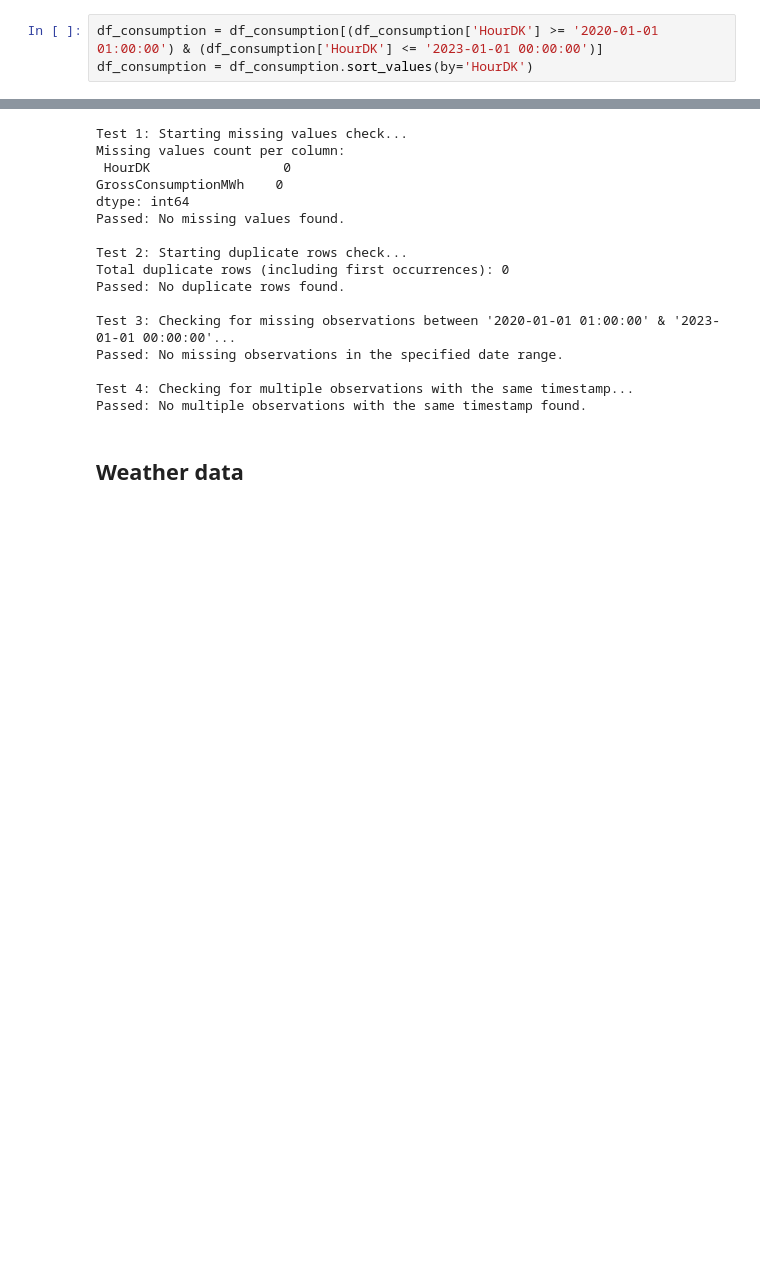
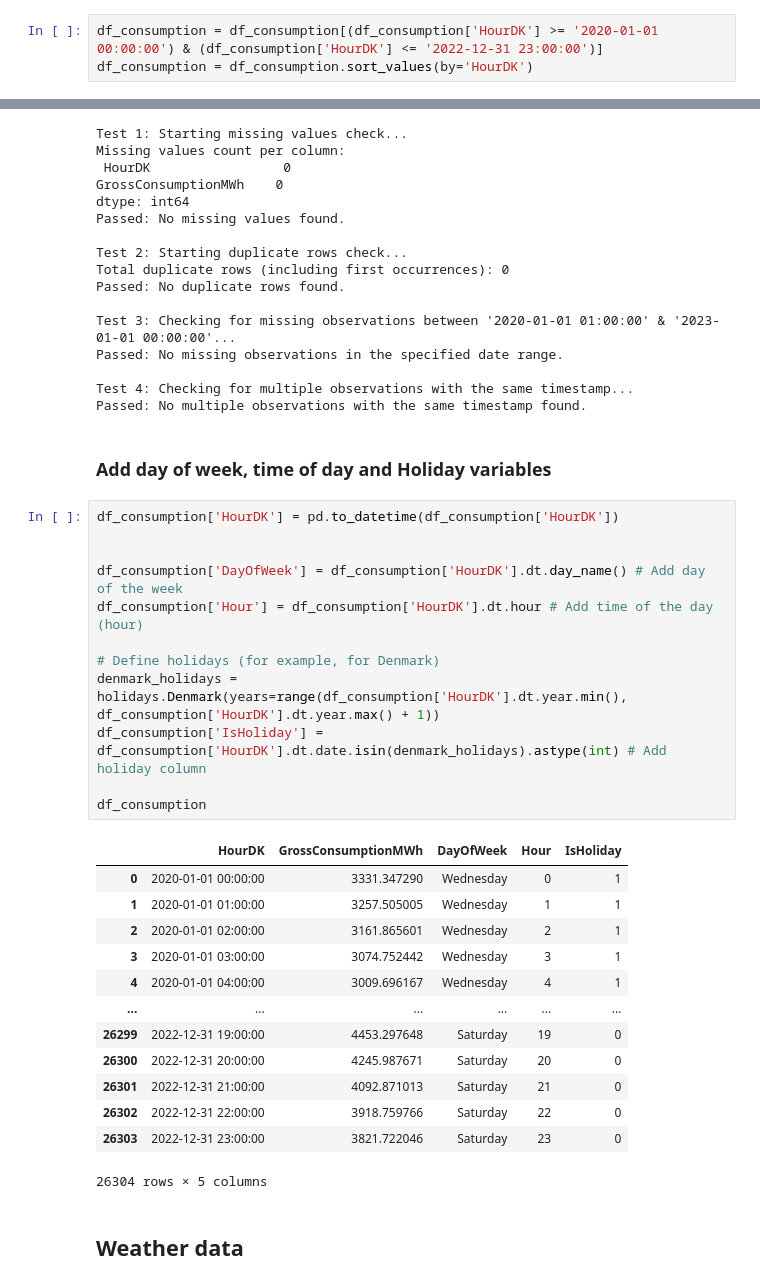
Before and after one commit to madsh0402/Forecasting-energy-consumption-in-Denmark, a Jupyter notebook: Data Cleaning/Merge data files.ipynb, the cells around one changed output, grey strips where cells are left out. Cells and saved outputs as stored; diff of their text form; blank space fills up the shorter version.

```diff
--- a/Data Cleaning/Merge data files.ipynb
+++ b/Data Cleaning/Merge data files.ipynb
@@ -86,7 +87,7 @@ df_consumption = df_consumption[['HourDK', 'PriceArea', 'GrossConsumptionMWh']]
 # %% [markdown]
 ### Cut time period from 2020 to 2023
 # %%
-df_consumption = df_consumption[(df_consumption['HourDK'] >= '2020-01-01 01:00:00') & (df_consumption['HourDK'] <= '2023-01-01 00:00:00')]
+df_consumption = df_consumption[(df_consumption['HourDK'] >= '2020-01-01 00:00:00') & (df_consumption['HourDK'] <= '2022-12-31 23:00:00')]
 df_consumption = df_consumption.sort_values(by='HourDK')
 # %% [markdown]
 ### Sum up DK1 and DK2 (two price areas)
@@ -165,6 +144,34 @@ Passed: No missing observations in the specified date range.
 
 Test 4: Checking for multiple observations with the same timestamp...
 Passed: No multiple observations with the same timestamp found.
+# %% [markdown]
+### Add day of week, time of day and Holiday variables
+# %%
+df_consumption['HourDK'] = pd.to_datetime(df_consumption['HourDK'])
+
+
+df_consumption['DayOfWeek'] = df_consumption['HourDK'].dt.day_name() # Add day of the week
+df_consumption['Hour'] = df_consumption['HourDK'].dt.hour # Add time of the day (hour)
+
+# Define holidays (for example, for Denmark)
+denmark_holidays = holidays.Denmark(years=range(df_consumption['HourDK'].dt.year.min(), df_consumption['HourDK'].dt.year.max() + 1))
+df_consumption['IsHoliday'] = df_consumption['HourDK'].dt.date.isin(denmark_holidays).astype(int) # Add holiday column
+
+df_consumption
+# %% [output]
+|  | HourDK | GrossConsumptionMWh | DayOfWeek | Hour | IsHoliday |
+| 0 | 2020-01-01 00:00:00 | 3331.347290 | Wednesday | 0 | 1 |
+| 1 | 2020-01-01 01:00:00 | 3257.505005 | Wednesday | 1 | 1 |
+| 2 | 2020-01-01 02:00:00 | 3161.865601 | Wednesday | 2 | 1 |
+| 3 | 2020-01-01 03:00:00 | 3074.752442 | Wednesday | 3 | 1 |
+| 4 | 2020-01-01 04:00:00 | 3009.696167 | Wednesday | 4 | 1 |
+| ... | ... | ... | ... | ... | ... |
+| 26299 | 2022-12-31 19:00:00 | 4453.297648 | Saturday | 19 | 0 |
+| 26300 | 2022-12-31 20:00:00 | 4245.987671 | Saturday | 20 | 0 |
+| 26301 | 2022-12-31 21:00:00 | 4092.871013 | Saturday | 21 | 0 |
+| 26302 | 2022-12-31 22:00:00 | 3918.759766 | Saturday | 22 | 0 |
+| 26303 | 2022-12-31 23:00:00 | 3821.722046 | Saturday | 23 | 0 |
+26304 rows × 5 columns
 # %% [markdown]
 ## Weather data
 # %%
```
Also changed, not shown: parts of 26 cells of this notebook, 1 other file.
